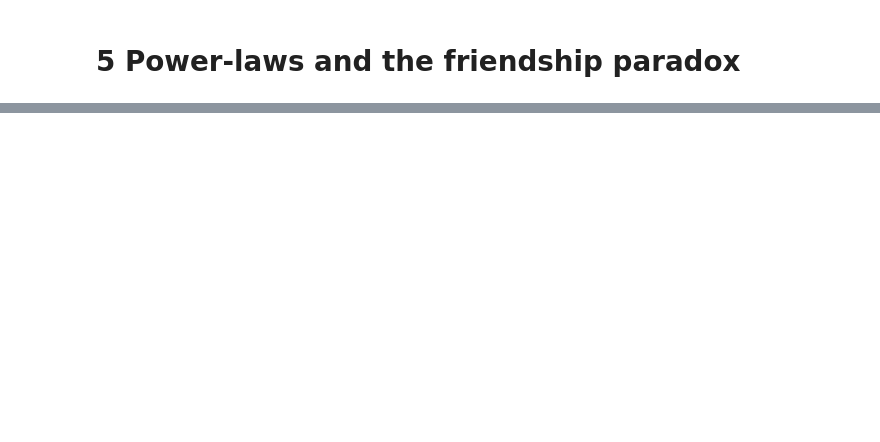
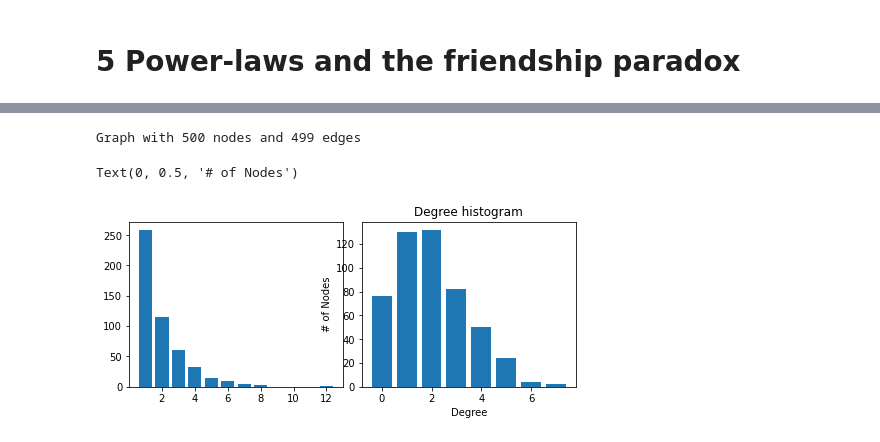
Before and after one commit to aperinus/SocialGraphs, a Jupyter notebook: Assignment1.ipynb, the cells around one changed output, grey strips where cells are left out. Cells and saved outputs as stored; diff of their text form; code cells hidden in the pictures; blank space fills up the shorter version.

```diff
--- a/Assignment1.ipynb
+++ b/Assignment1.ipynb
@@ -320,0 +276,29 @@ NameError: name 'model' is not defined
+# %%
+print(S)
+import numpy as np
+
+degree_sequence = sorted((d for n, d in S.degree()), reverse=True)
+dmax = max(degree_sequence)
+degree_sequence2 = sorted((d for n, d in ER.degree()), reverse=True)
+dmax2 = max(degree_sequence)
+
+
+
+
+#fig = plt.figure("Degree Analysis", figsize=(8, 8))
+# Create a gridspec for adding subplots of different sizes
+#axgrid = fig.add_gridspec(5, 4)
+
+
+
+ax1 = fig.add_subplot(axgrid[3:, :2])
+ax1.bar(*np.unique(degree_sequence, return_counts=True))
+ax2 = fig.add_subplot(axgrid[3:, 2:])
+ax2.bar(*np.unique(degree_sequence2, return_counts=True))
+ax2.set_title("Degree histogram")
+ax2.set_xlabel("Degree")
+ax2.set_ylabel("# of Nodes")
+# %% [output]
+Graph with 500 nodes and 499 edges
+Text(0, 0.5, '# of Nodes')
+[figure, added]
```
Also changed, not shown: parts of 33 cells of this notebook.
